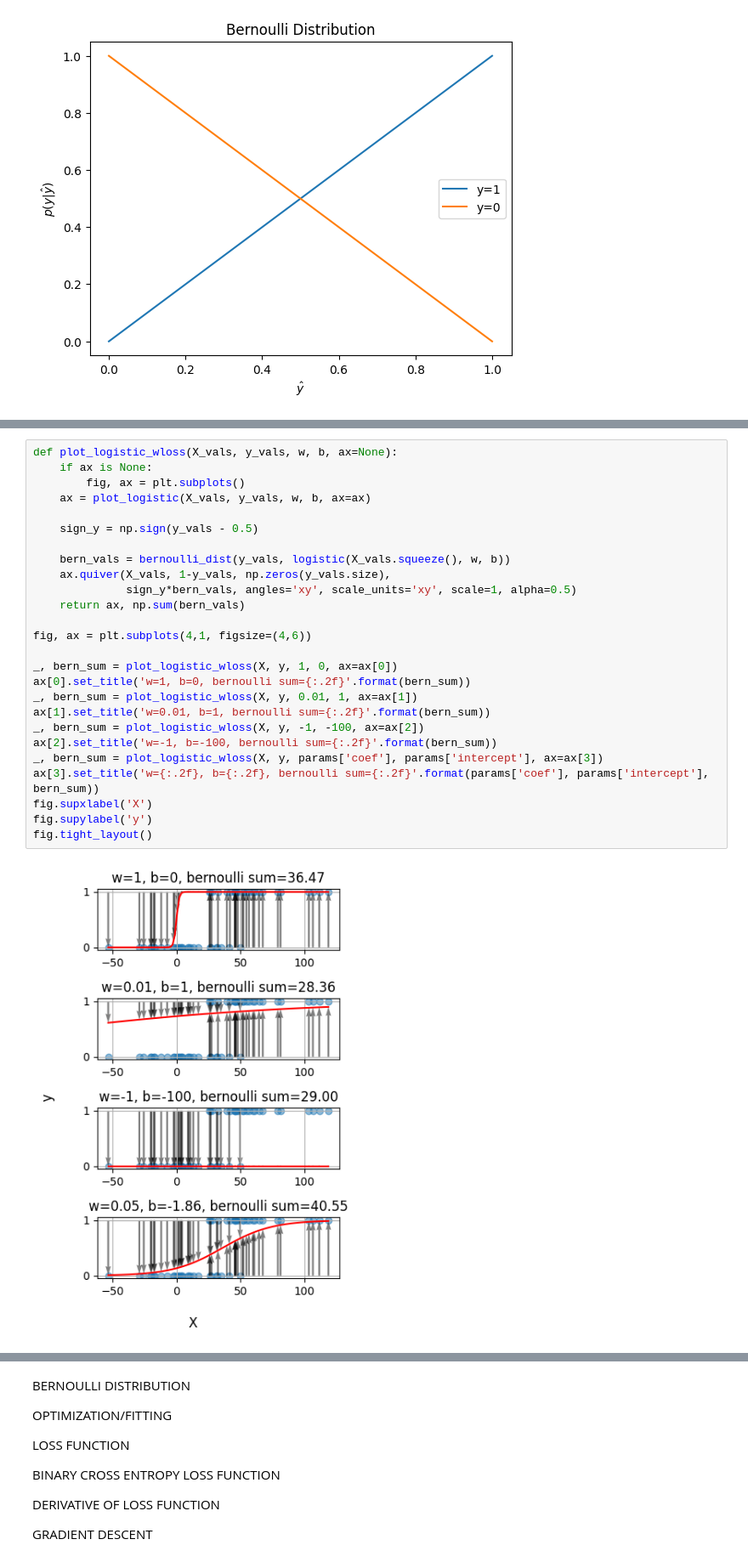
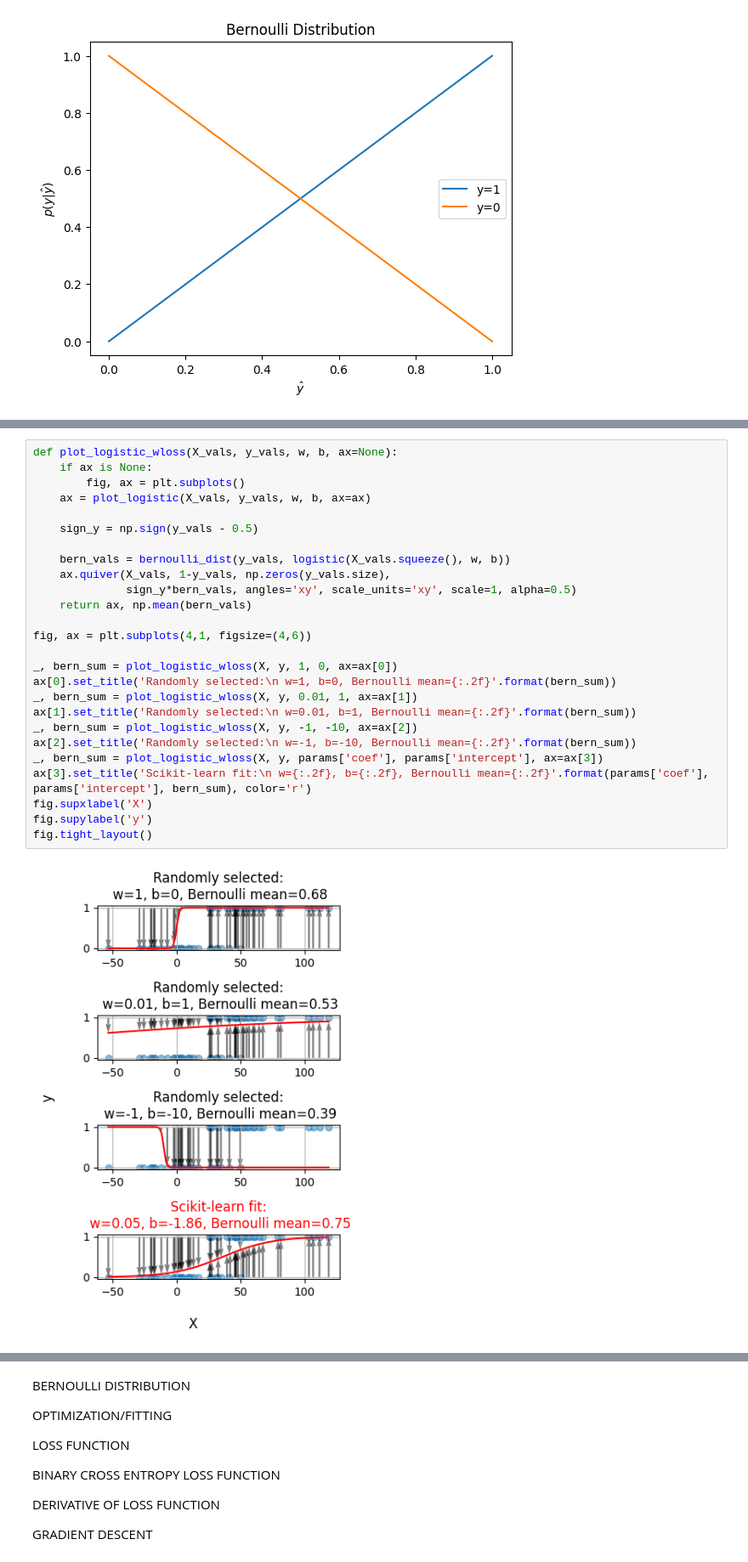
Before and after one commit to dbheadley/DecodingTheBrain, a Jupyter notebook: Week4/notes.ipynb, the cells around one changed output, grey strips where cells are left out. Shown: that part at 85% size. Drawn from its saved outputs; the diff is of its cells as text.

```diff
--- a/Week4/notes.ipynb
+++ b/Week4/notes.ipynb
@@ -111,28 +114,28 @@ If we fit a model successfully so that it correctly predicts $y$, then trials wi
 # %%
 def plot_logistic_wloss(X_vals, y_vals, w, b, ax=None):
     if ax is None:
         fig, ax = plt.subplots()
     ax = plot_logistic(X_vals, y_vals, w, b, ax=ax)
 
     sign_y = np.sign(y_vals - 0.5)
 
     bern_vals = bernoulli_dist(y_vals, logistic(X_vals.squeeze(), w, b))
     ax.quiver(X_vals, 1-y_vals, np.zeros(y_vals.size),
               sign_y*bern_vals, angles='xy', scale_units='xy', scale=1, alpha=0.5)
-    return ax, np.sum(bern_vals)
+    return ax, np.mean(bern_vals)
 
 fig, ax = plt.subplots(4,1, figsize=(4,6))
 
 _, bern_sum = plot_logistic_wloss(X, y, 1, 0, ax=ax[0])
-ax[0].set_title('w=1, b=0, bernoulli sum={:.2f}'.format(bern_sum))
+ax[0].set_title('Randomly selected:\n w=1, b=0, Bernoulli mean={:.2f}'.format(bern_sum))
 _, bern_sum = plot_logistic_wloss(X, y, 0.01, 1, ax=ax[1])
-ax[1].set_title('w=0.01, b=1, bernoulli sum={:.2f}'.format(bern_sum))
-_, bern_sum = plot_logistic_wloss(X, y, -1, -100, ax=ax[2])
-ax[2].set_title('w=-1, b=-100, bernoulli sum={:.2f}'.format(bern_sum))
+ax[1].set_title('Randomly selected:\n w=0.01, b=1, Bernoulli mean={:.2f}'.format(bern_sum))
+_, bern_sum = plot_logistic_wloss(X, y, -1, -10, ax=ax[2])
+ax[2].set_title('Randomly selected:\n w=-1, b=-10, Bernoulli mean={:.2f}'.format(bern_sum))
 _, bern_sum = plot_logistic_wloss(X, y, params['coef'], params['intercept'], ax=ax[3])
-ax[3].set_title('w={:.2f}, b={:.2f}, bernoulli sum={:.2f}'.format(params['coef'], params['intercept'], bern_sum))
+ax[3].set_title('Scikit-learn fit:\n w={:.2f}, b={:.2f}, Bernoulli mean={:.2f}'.format(params['coef'], params['intercept'], bern_sum), color='r')
 fig.supxlabel('X')
 fig.supylabel('y')
 fig.tight_layout()
 # %% [output]
-[figure, old version]
+[figure, new version]
```
Also changed, not shown: parts of 13 cells of this notebook.
